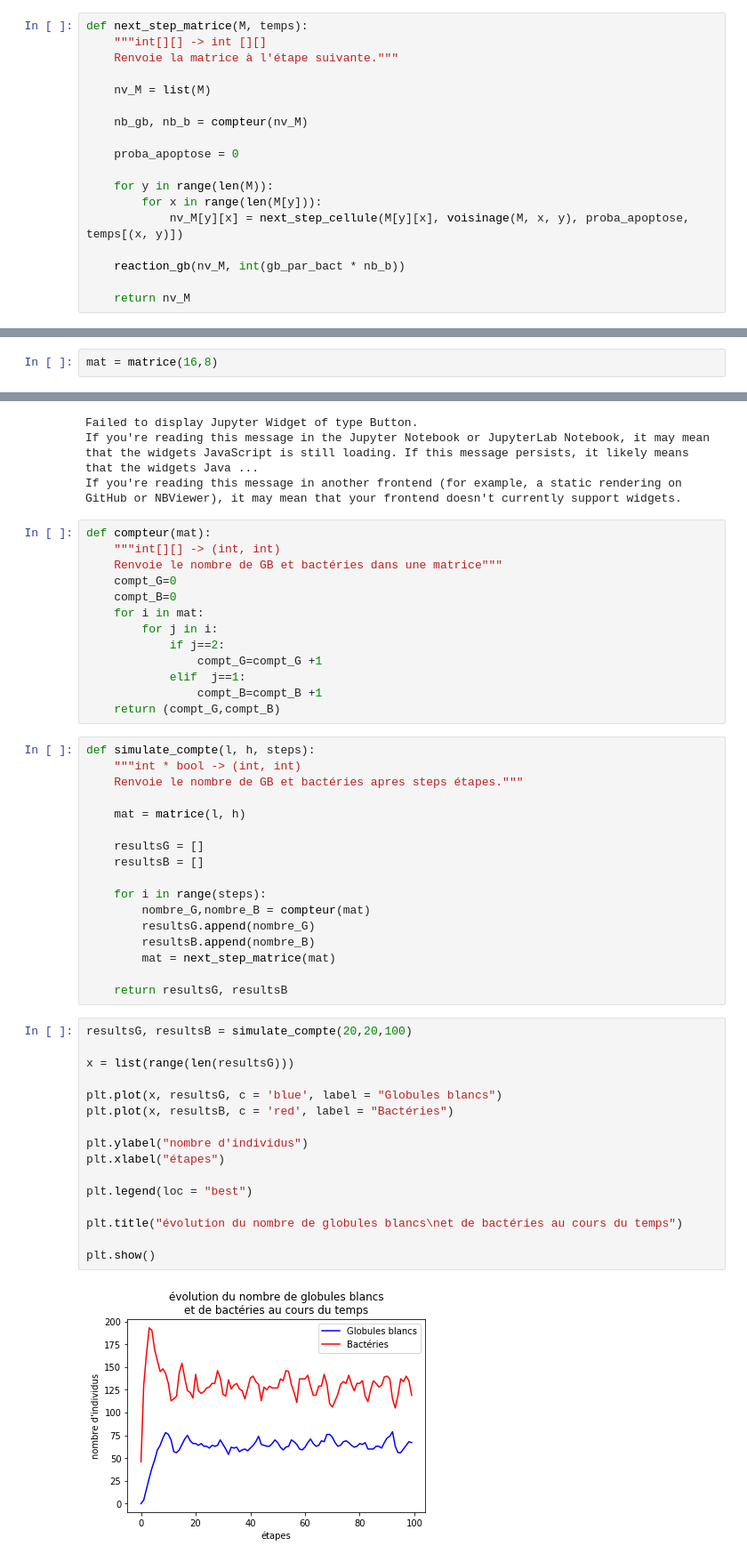
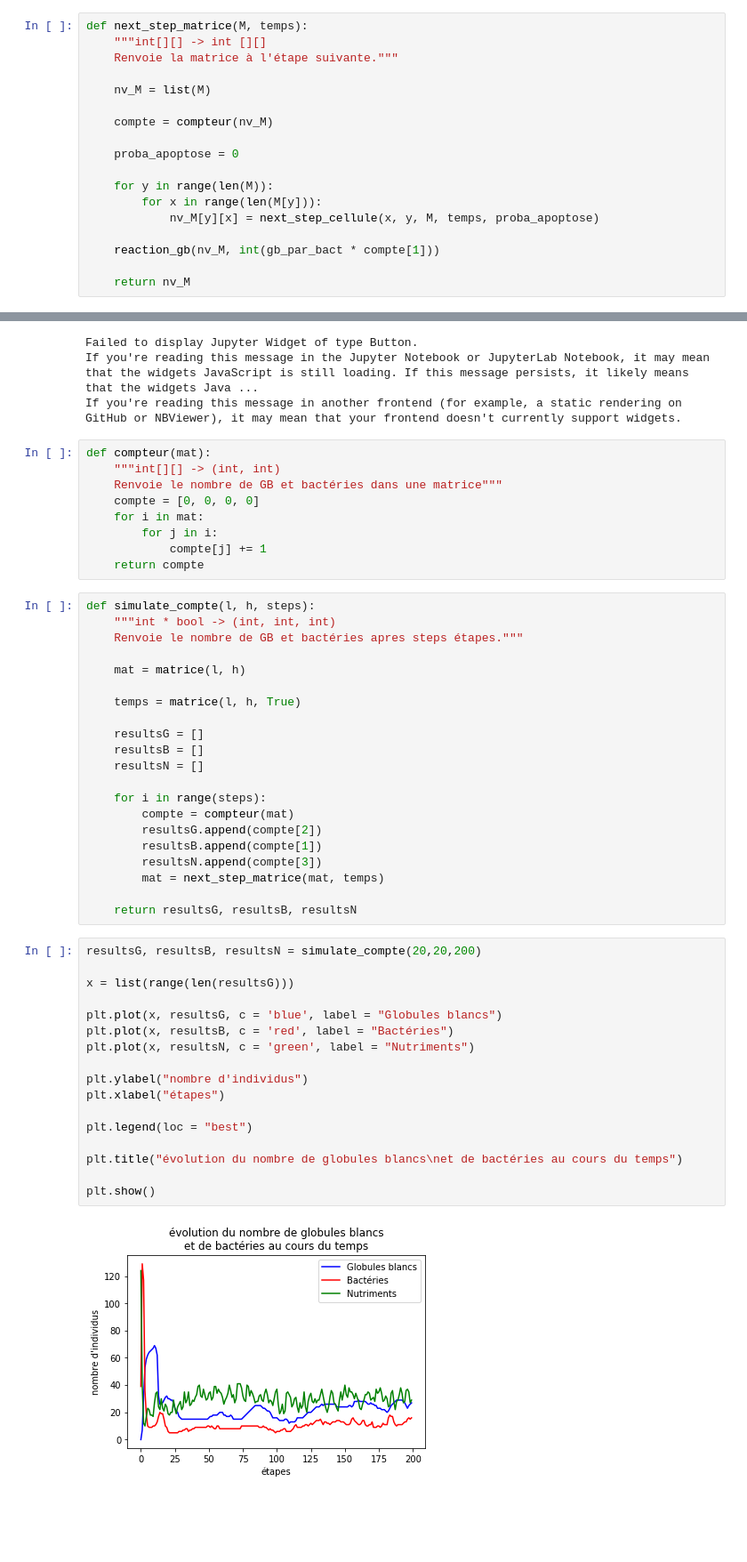
Before and after one commit to are00dynamic-2018/PROPAGATION_BACTERIENNE, a Jupyter notebook: Bactéries.ipynb, the cells around one changed output, grey strips where cells are left out. Shown: that part at 89% size. Drawn from its saved outputs; the diff is of its cells as text; blank space fills up the shorter version.

```diff
--- a/Bactéries.ipynb
+++ b/Bactéries.ipynb
@@ -102,15 +115,15 @@ def next_step_matrice(M, temps):
 
     nv_M = list(M)
 
-    nb_gb, nb_b = compteur(nv_M)
+    compte = compteur(nv_M)
 
     proba_apoptose = 0
 
     for y in range(len(M)):
         for x in range(len(M[y])):
-            nv_M[y][x] = next_step_cellule(M[y][x], voisinage(M, x, y), proba_apoptose, temps[(x, y)])
+            nv_M[y][x] = next_step_cellule(x, y, M, temps, proba_apoptose)
 
-    reaction_gb(nv_M, int(gb_par_bact * nb_b))
+    reaction_gb(nv_M, int(gb_par_bact * compte[1]))
 
     return nv_M
 # %%
@@ -173,8 +209,6 @@ def reaction_gb(mat, nb_gb):
             if(mat[y][x] == 0 or mat[y][x] == 1):
                 mat[y][x] = 2
                 break
-# %%
-mat = matrice(16,8)
 # %%
 def display_next_step(b):
     global mat
@@ -226,47 +263,48 @@ If you're reading this message in another frontend (for example, a static render
 def compteur(mat):
     """int[][] -> (int, int)
     Renvoie le nombre de GB et bactéries dans une matrice"""
-    compt_G=0
-    compt_B=0
+    compte = [0, 0, 0, 0]
     for i in mat:
         for j in i:
-            if j==2:
-                compt_G=compt_G +1
-            elif  j==1:
-                compt_B=compt_B +1
-    return (compt_G,compt_B)
+            compte[j] += 1
+    return compte
 # %%
 def simulate_compte(l, h, steps):
-    """int * bool -> (int, int)
+    """int * bool -> (int, int, int)
     Renvoie le nombre de GB et bactéries apres steps étapes."""
 
     mat = matrice(l, h)
 
+    temps = matrice(l, h, True)
+
     resultsG = []
     resultsB = []
+    resultsN = []
 
     for i in range(steps):
-        nombre_G,nombre_B = compteur(mat)
-        resultsG.append(nombre_G)
-        resultsB.append(nombre_B)
-        mat = next_step_matrice(mat)
+        compte = compteur(mat)
+        resultsG.append(compte[2])
+        resultsB.append(compte[1])
+        resultsN.append(compte[3])
+        mat = next_step_matrice(mat, temps)
 
-    return resultsG, resultsB
+    return resultsG, resultsB, resultsN
 # %%
-resultsG, resultsB = simulate_compte(20,20,100)
+resultsG, resultsB, resultsN = simulate_compte(20,20,200)
 
 x = list(range(len(resultsG)))
 
 plt.plot(x, resultsG, c = 'blue', label = "Globules blancs")
 plt.plot(x, resultsB, c = 'red', label = "Bactéries")
+plt.plot(x, resultsN, c = 'green', label = "Nutriments")
 
 plt.ylabel("nombre d'individus")
 plt.xlabel("étapes")
 
 plt.legend(loc = "best")
 
 plt.title("évolution du nombre de globules blancs\net de bactéries au cours du temps")
 
 plt.show()
 # %% [output]
-[figure, old version]
+[figure, new version]
```
Also changed, not shown: parts of 6 cells of this notebook.
